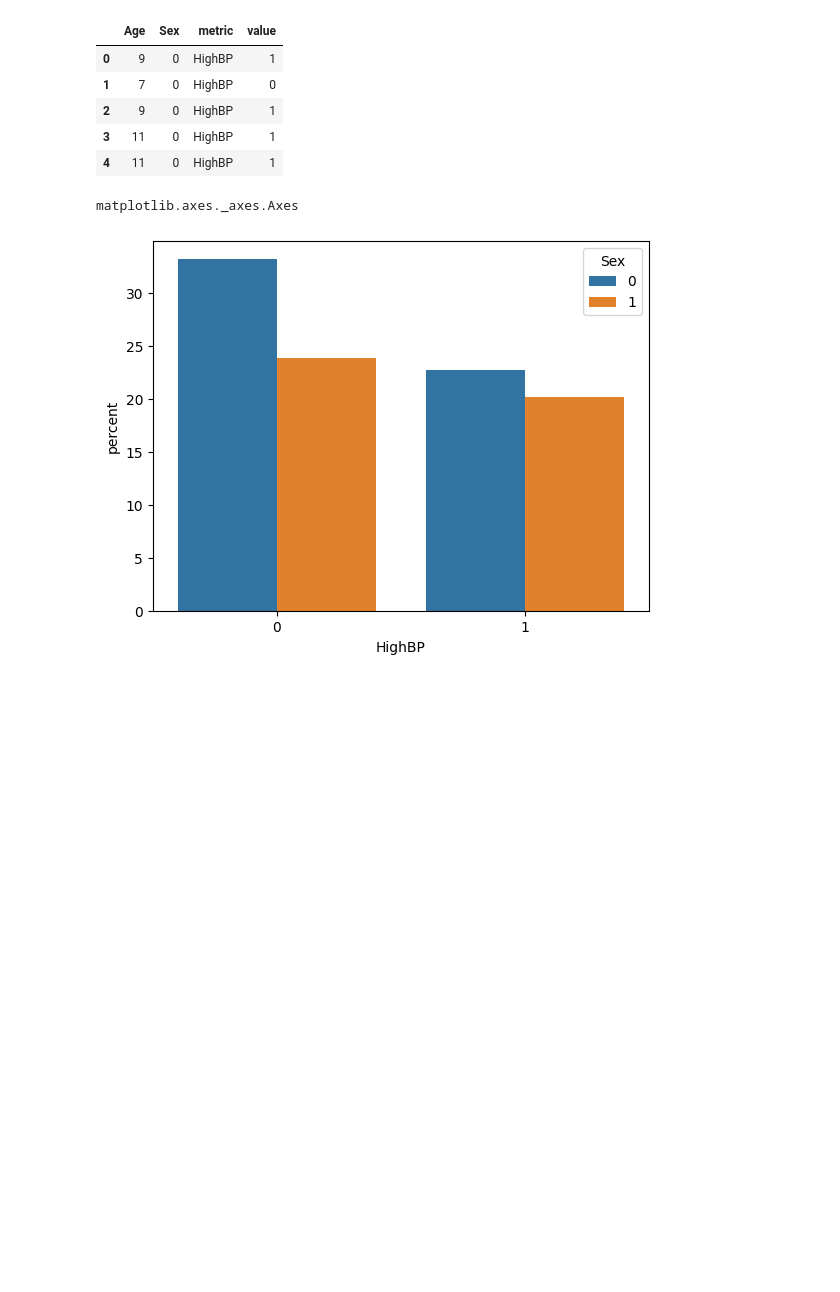
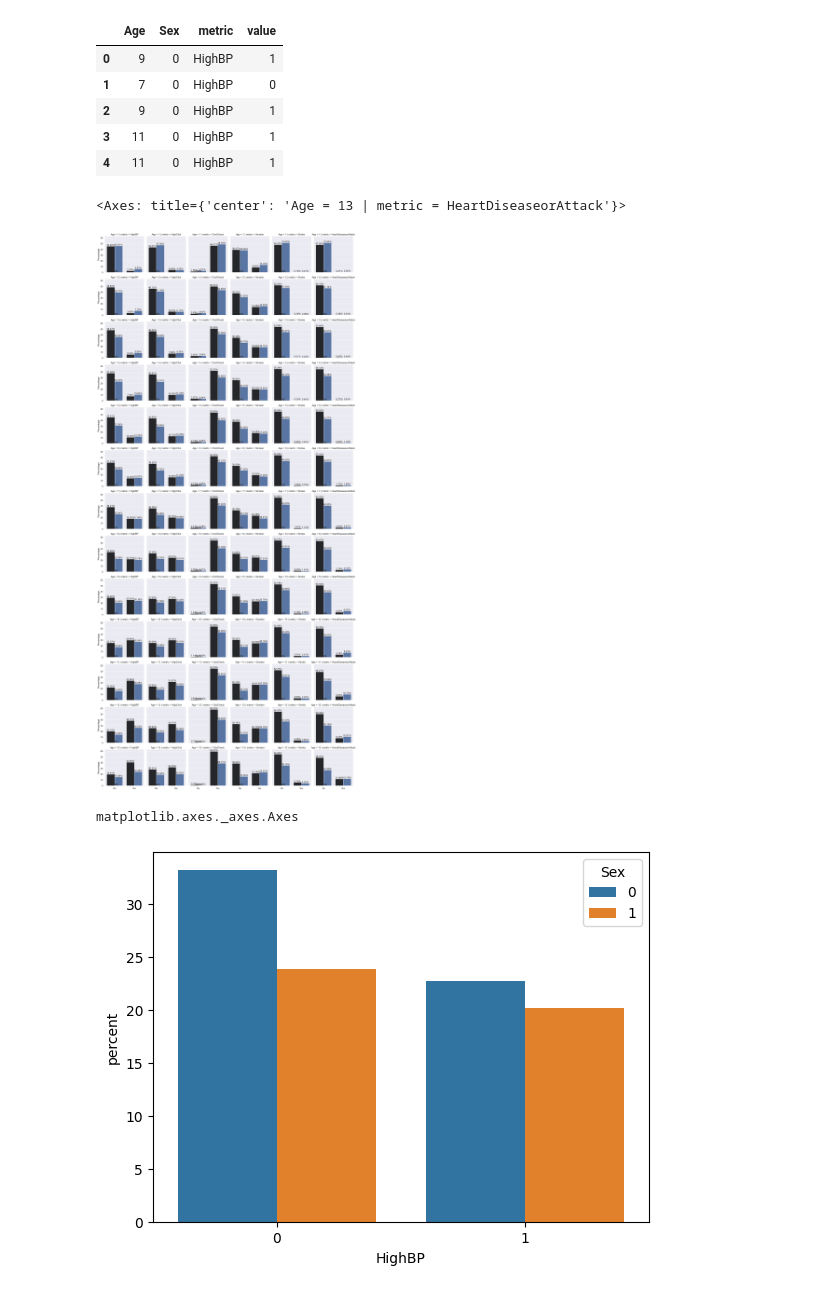
Before and after one commit to PavanKB/PS_1, a Jupyter notebook: assignment_1.ipynb, the cells around one changed output. Cells and saved outputs as stored; diff of their text form; code cells hidden in the pictures; blank space fills up the shorter version.

Commit message:
Added countplot

```diff
--- a/assignment_1.ipynb
+++ b/assignment_1.ipynb
@@ -135,5 +156,35 @@ X_melt.head()
 | 2 | 9 | 0 | HighBP | 1 |
 | 3 | 11 | 0 | HighBP | 1 |
 | 4 | 11 | 0 | HighBP | 1 |
+# %%
+def _countplot(x, hue, palette='dark:#4c72b0', **kwargs):
+    """
+    https://stackoverflow.com/a/44035405/6931113
+
+    x: pd.series
+    """
+    sns.countplot(x=x, hue=hue, palette=palette, **kwargs)
+
+
+def plot_countplot(X_melt):
+    """
+        https://stackoverflow.com/a/69813924/6931113
+    """
+    g = sns.FacetGrid(X_melt, row="Age", col="metric")
+    g.map(_countplot, "value", "Sex", order=[0, 1], stat='percent')
+    g.set_xticklabels(['No', 'Yes'])
+    g.set_titles("Age = {row_name} | metric = {col_name}")
+    g.set_axis_labels("", "Percentage")
+    # g.fig.subplots_adjust(wspace=.02)
+    # g.fig.suptitle('Countplot of X_melt by metric')
+    for ax in g.axes.flat:
+        for p in ax.patches:
+            ax.annotate(f'{p.get_height():.2f}%', (p.get_x() + p.get_width() / 2., p.get_height()), ha = 'center', va = 'center', xytext = (0, 5), textcoords = 'offset points')
+    return ax
+# %%
+plot_countplot(X_melt)
+# %% [output]
+<Axes: title={'center': 'Age = 13 | metric = HeartDiseaseorAttack'}>
+[figure, added]
 # %%
 ax = sns.countplot(data=X, x='HighBP', hue='Sex', stat='percent')
```
Also changed, not shown: parts of 16 cells of this notebook.
